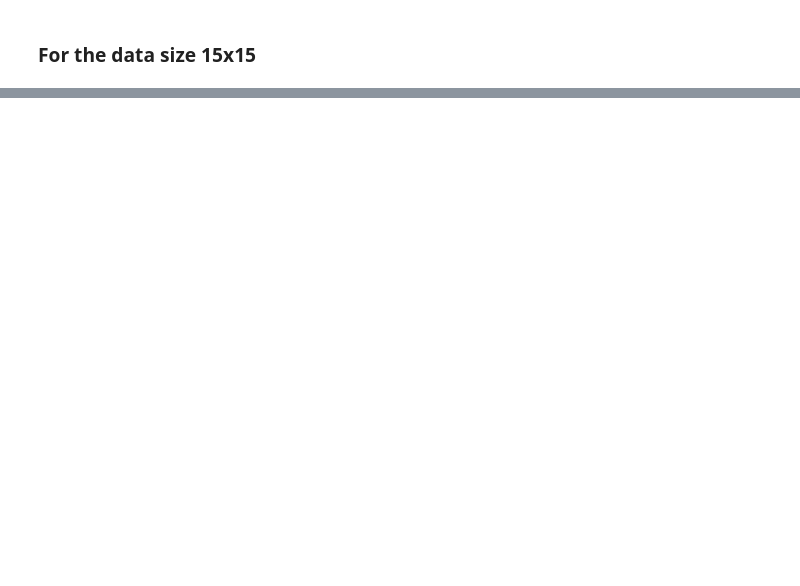
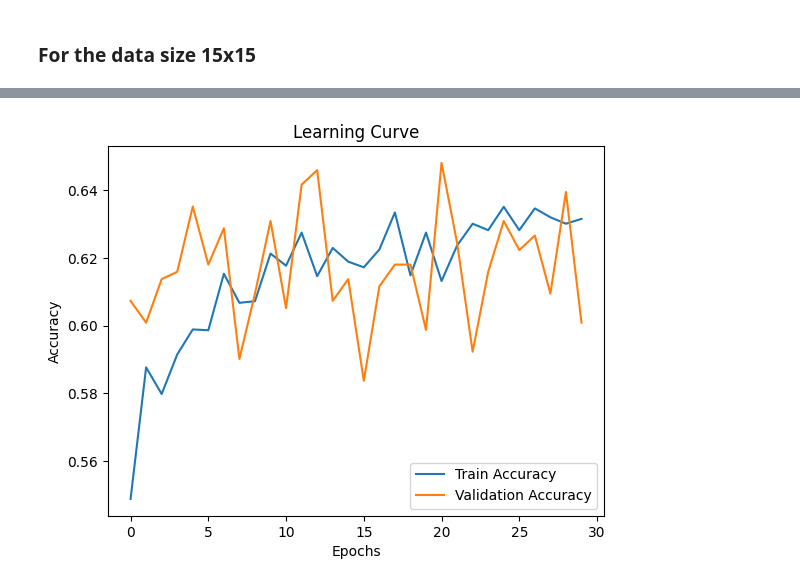
Before and after one commit to Moctader/BigDataAnalyticsThesis, a Jupyter notebook: first_test_DL_scalar.ipynb, the cells around one changed output, grey strips where cells are left out. Saved outputs shown, nothing was run; the diff lists cells and outputs as text; code cells hidden in the pictures; blank space fills up the shorter version.

Commit message:
used different optimizer in first_test_DL_model file

```diff
--- a/first_test_DL_scalar.ipynb
+++ b/first_test_DL_scalar.ipynb
@@ -301,0 +379,80 @@ plt.show()
+# %%
+import tensorflow as tf
+from tensorflow.keras.layers import Input, Conv2D, BatchNormalization, Dropout, Flatten, Dense, Concatenate, LSTM
+import matplotlib.pyplot as plt
+
+# Define the CNN model for processing image features
+input_feature = Input(shape=(15, 15, 18))
+
+x = Conv2D(8, (3, 3), activation='relu')(input_feature)
+x = BatchNormalization()(x)
+x = Dropout(0.2)(x)
+
+x = Conv2D(16, (3, 3), activation='relu')(x)
+x = BatchNormalization()(x)
+x = Dropout(0.2)(x)
+
+x = Conv2D(32, (3, 3), activation='relu')(x)
+x = BatchNormalization()(x)
+x = Dropout(0.2)(x)
+
+x = Conv2D(64, (3, 3), activation='relu')(x)
+x = BatchNormalization()(x)
+x = Dropout(0.2)(x)
+
+x = Flatten()(x)
+
+# Define the input layer for scalar values
+input_scalar = Input(shape=(2,))
+
+# Add an RNN layer (LSTM) for sequential data
+rnn_input = tf.keras.layers.Reshape((15 * 15, 18))(input_feature)  # Reshape for LSTM input
+rnn_output = LSTM(64)(rnn_input)
+
+# Concatenate flattened features, scalar inputs, and RNN output
+merged_input = Concatenate()([x, input_scalar, rnn_output])
+
+# Additional hidden layer with fewer neurons, dropout, and batch normalization
+x = Dense(64, activation='relu')(merged_input)
+x = BatchNormalization()(x)
+x = Dropout(0.3)(x)
+
+x = Dense(32, activation='relu')(x)
+x = BatchNormalization()(x)
+x = Dropout(0.3)(x)
+
+# Output layer
+output = Dense(1, activation='sigmoid')(x)
+
+model = tf.keras.Model(inputs=[input_feature, input_scalar], outputs=output)
+
+# Use the Adam optimizer with a learning rate of 0.001
+custom_optimizer = tf.keras.optimizers.Adam(learning_rate=0.001)
+
+# Compile the model
+model.compile(optimizer=custom_optimizer, loss='binary_crossentropy', metrics=['accuracy'])
+
+# Train the model with early stopping
+history = model.fit(
+    [X_feature_train, X_scalar_train],
+    y_train,
+    epochs=30,
+    batch_size=16,
+    validation_split=0.1,
+    #callbacks=[tf.keras.callbacks.EarlyStopping(patience=5, restore_best_weights=True)]
+)
+
+# Evaluate the model on the test set
+loss, accuracy = model.evaluate([X_feature_test, X_scalar_test], y_test)
+print(f'Test Loss: {loss}')
+print(f'Test Accuracy: {accuracy}')
+
+# Plot learning curve
+plt.plot(history.history['accuracy'], label='Train Accuracy')
+plt.plot(history.history['val_accuracy'], label='Validation Accuracy')
+plt.title('Learning Curve')
+plt.xlabel('Epochs')
+plt.ylabel('Accuracy')
+plt.legend()
+plt.show()
+# %% [output]
@@ -301,0 +484 @@ plt.show()
+[figure, added]
```
Also changed, not shown: parts of 4 cells of this notebook, 6 other files.
